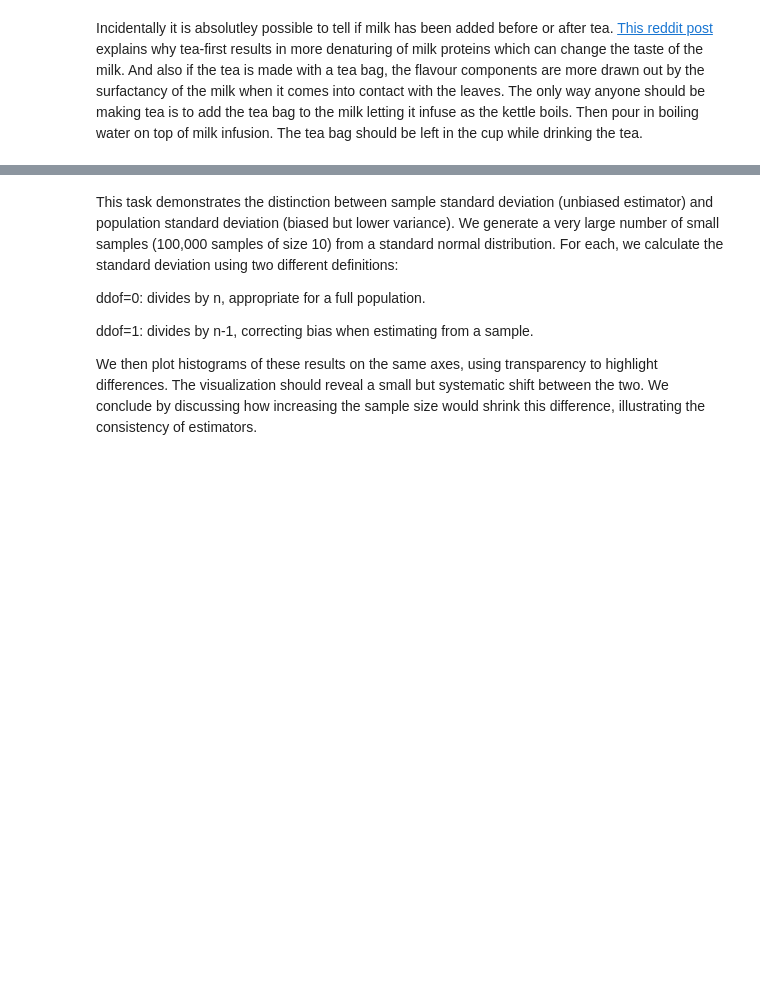
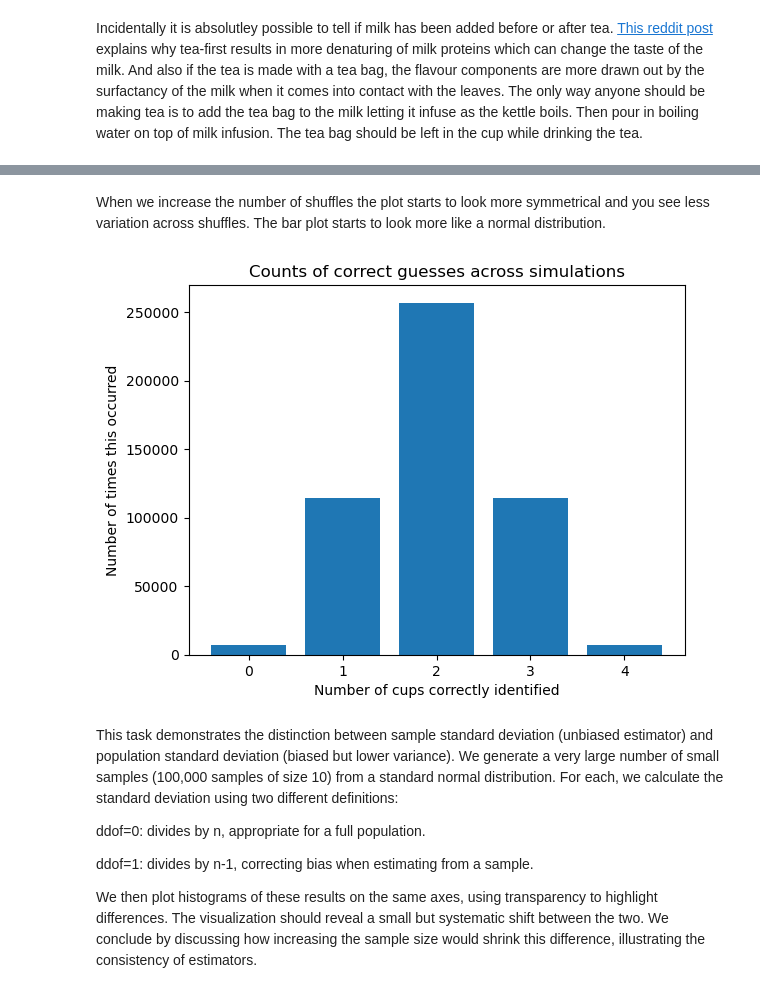
Before and after one commit to morgam7/applied-statistics, a Jupyter notebook: problems.ipynb, the cells around one changed output, grey strips where cells are left out. Cells and saved outputs as stored; diff of their text form; code cells hidden in the pictures; blank space fills up the shorter version.

Commit message:
more distribution

```diff
--- a/problems.ipynb
+++ b/problems.ipynb
@@ -90,3 +120,27 @@ The other interesting thing we can look at with the lady testing tea experiment
+# %% [markdown]
+When we increase the number of shuffles the plot starts to look more symmetrical and you see less variation across shuffles. The bar plot starts to look more like a normal distribution.
+# %%
+true_set = {0, 1, 2, 3}
+correct_counts = []
+
+for _ in range(500000):
+    guess = np.random.choice(8, 4, replace=False)
+
+    # count how many cups are correct
+    correct = len(set(guess).intersection(true_set))
+    correct_counts.append(correct)
+
+values, counts = np.unique(correct_counts, return_counts=True)
+
+
+plt.bar(values, counts)
+plt.xticks(values)
+plt.xlabel("Number of cups correctly identified")
+plt.ylabel("Number of times this occurred")
+plt.title("Counts of correct guesses across simulations")
+plt.show()
+# %% [output]
+[figure, added]
 # %% [markdown]
 This task demonstrates the distinction between sample standard deviation (unbiased estimator) and population standard deviation (biased but lower variance). We generate a very large number of small samples (100,000 samples of size 10) from a standard normal distribution. For each, we calculate the standard deviation using two different definitions:
 
```
Also changed, not shown: parts of 18 cells of this notebook.
